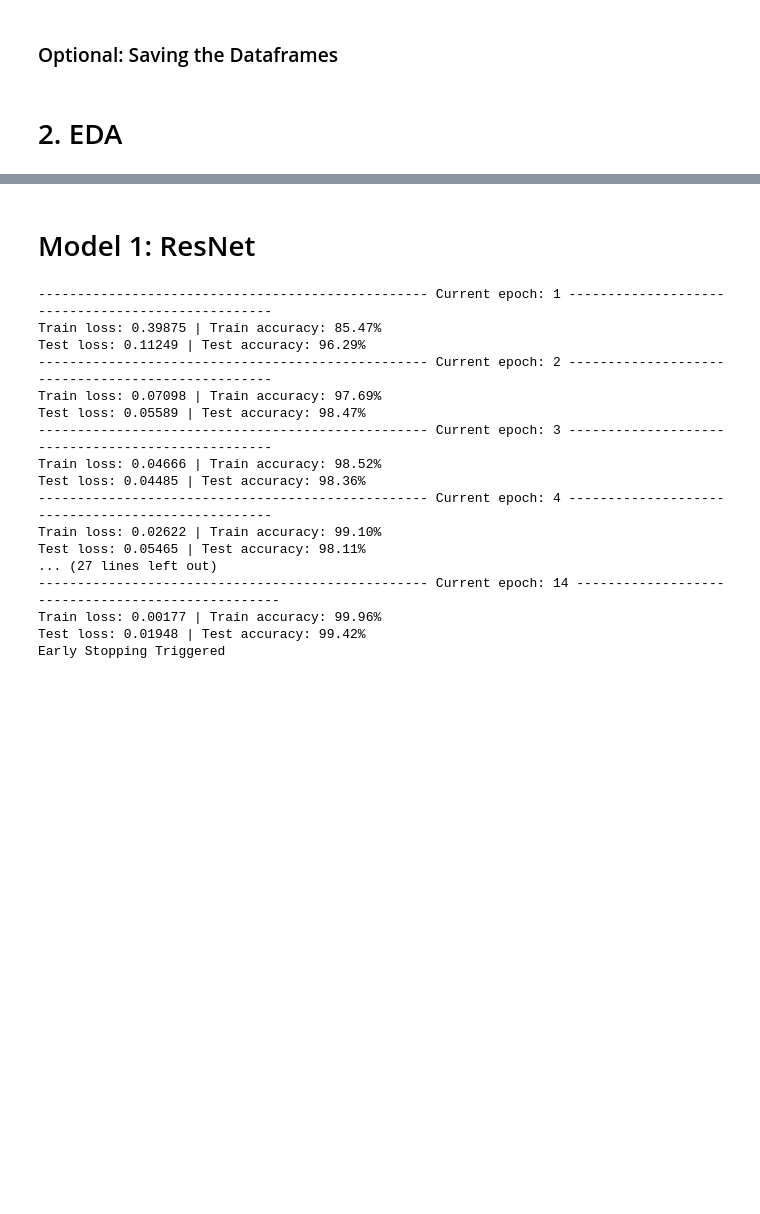
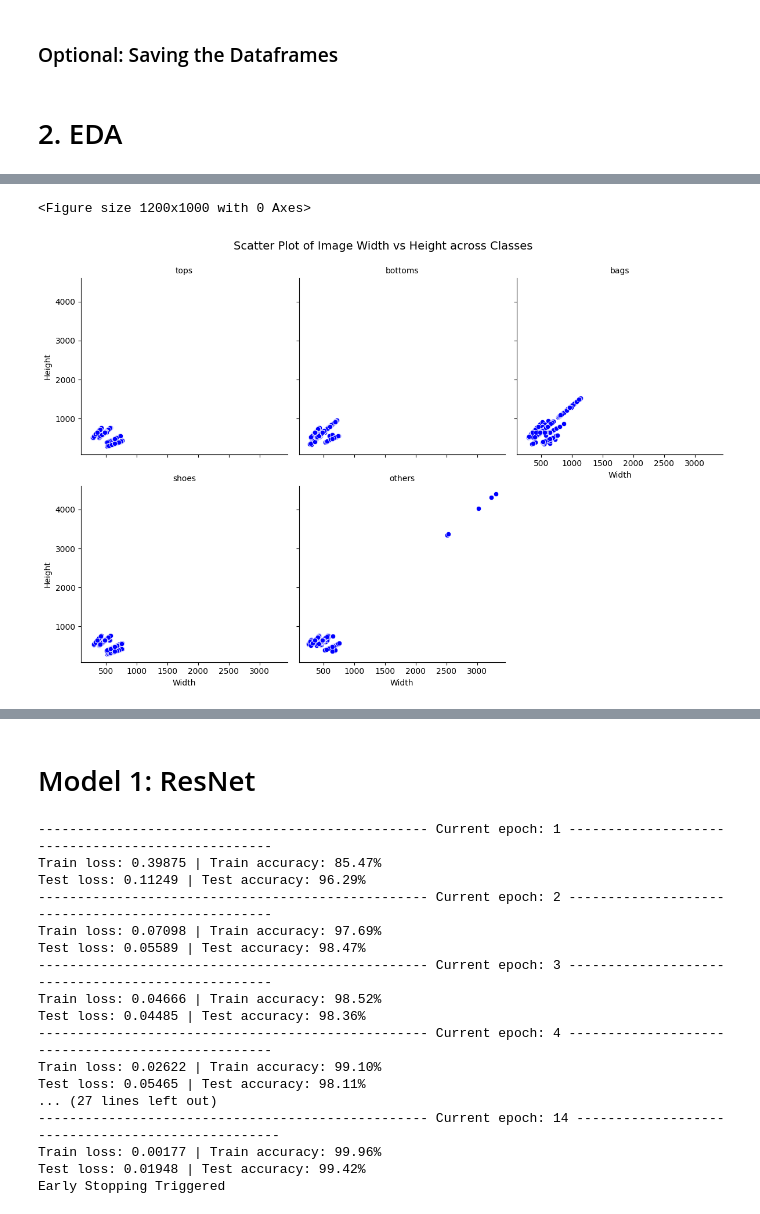
Before and after one commit to jarylongsq/IS4242-project, a Jupyter notebook: collated.ipynb, the cells around one changed output, grey strips where cells are left out. Saved outputs shown, nothing was run; the diff lists cells and outputs as text; code cells hidden in the pictures; blank space fills up the shorter version.

```diff
--- a/collated.ipynb
+++ b/collated.ipynb
@@ -170,0 +249,22 @@ plt.show()
+# %%
+plt.figure(figsize=(12, 10))
+
+# Create a FacetGrid with one scatter plot for each class
+g = sns.FacetGrid(initial_dimensions_df, col='category', col_wrap=3, height=4)
+g.map(sns.scatterplot, 'width', 'height', color='b', edgecolor='w')
+
+# Set plot titles and labels
+g.set_titles('{col_name}')
+g.set_xlabels('Width')
+g.set_ylabels('Height')
+
+plt.suptitle('Scatter Plot of Image Width vs Height across Classes', fontsize=14)
+
+# Adjust space between plots
+plt.subplots_adjust(top=0.9)
+
+# Show plots
+plt.show()
+# %% [output]
+<Figure size 1200x1000 with 0 Axes>
+[figure, added]
```
Also changed, not shown: parts of 16 cells of this notebook.
